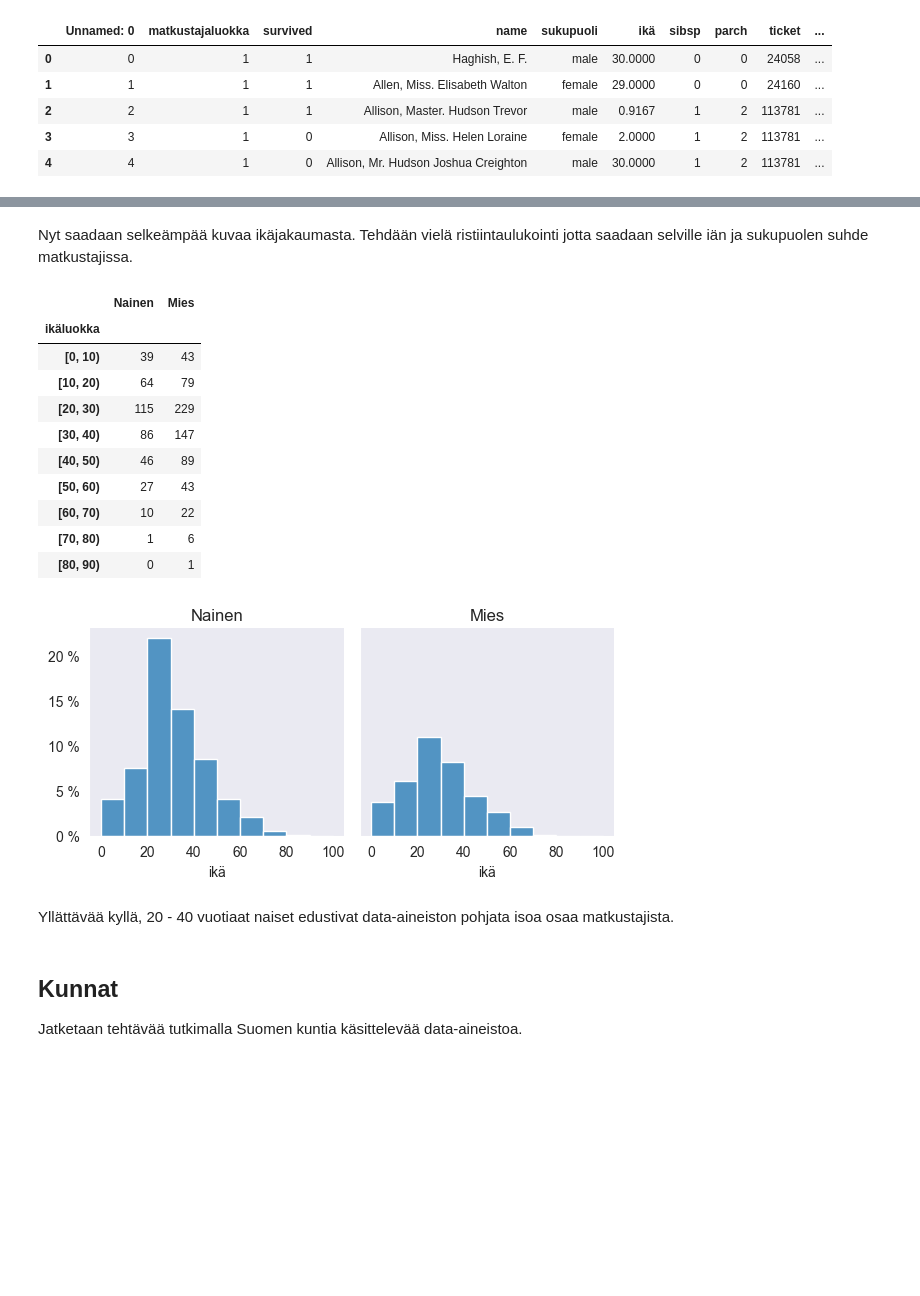
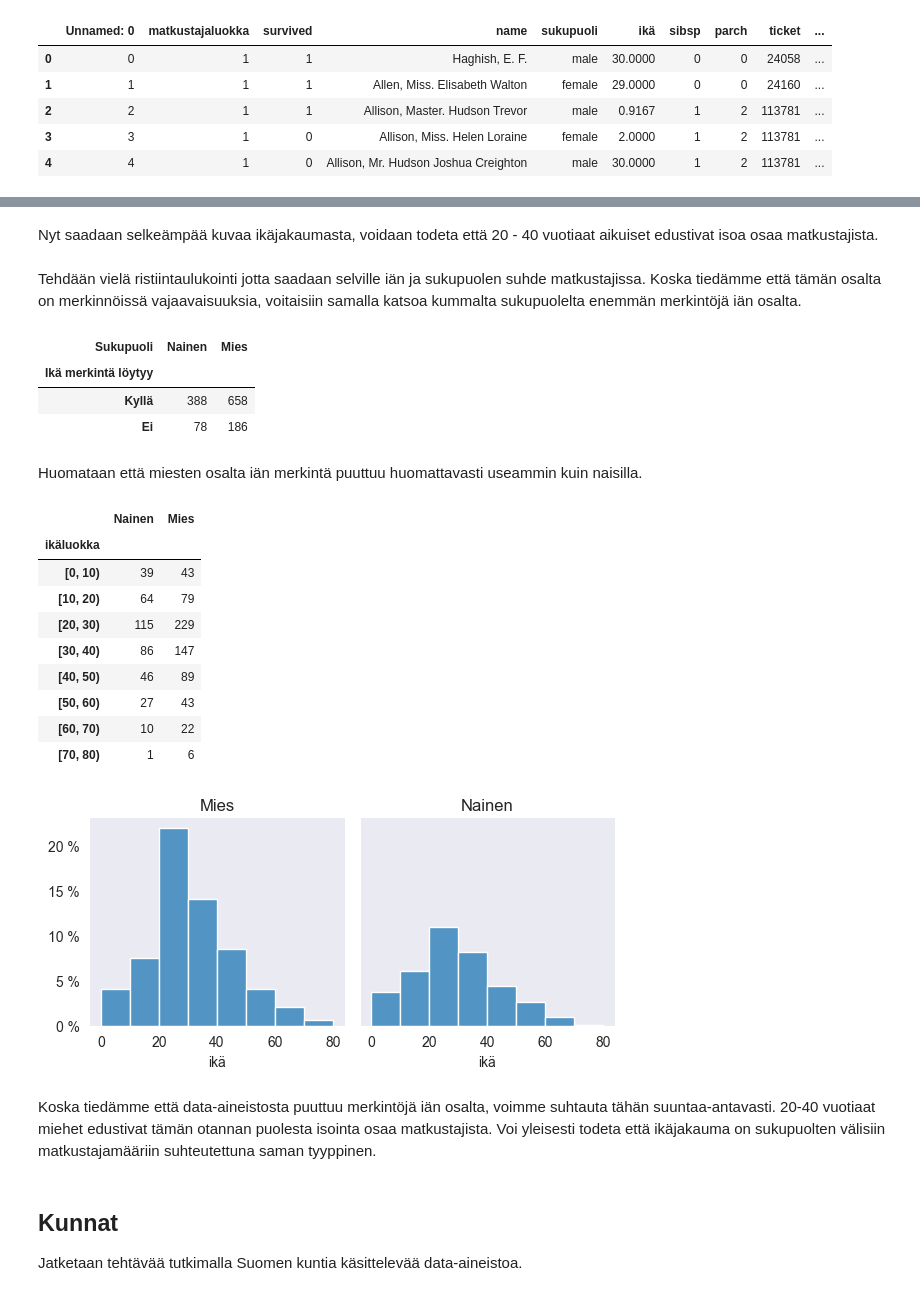
Before and after one commit to TatuE/Data_analytics, a Jupyter notebook: assignment_1/Tehtava_1_kuvaileva_&_selittava.ipynb, the cells around one changed output, grey strips where cells are left out. Cells and saved outputs as stored; diff of their text form; code cells hidden in the pictures; blank space fills up the shorter version.

```diff
--- a/assignment_1/Tehtava_1_kuvaileva_&_selittava.ipynb
+++ b/assignment_1/Tehtava_1_kuvaileva_&_selittava.ipynb
@@ -141,8 +162,8 @@ df_titanic = df_titanic.rename(columns={'age':'ikä'})
 # lapsi = 0-13 vuotta
 # nuori = 13-22 vuotta
 # aikuinen = 22 - 60 vuotta
-# vanhus = 60 - 100 vuotta
-age_groups = [0,13,22,60,100]
+# vanhus = 60 - 80 vuotta -- Muistetaan että tiedämme jo että vanhin matkustaja on 80 vuotias.
+age_groups = [0,13,22,60,80,]
 
 # Lisätään taulukkoon ikäluokka-sarake
 df_titanic['ikäluokka'] = pd.cut(df_titanic['ikä'], bins=age_groups, right=False)
@@ -187,7 +208,7 @@ Tarkastellaan näitä prosentteina, jotta kokonaisuuden hahmottaminen on helpomp
 # %%
 # Tyhjennetään lista ja populoidaan se uudestaan tarkemilla raja-arvoilla.
 age_groups.clear()
-for i in range(0, 110, 10):
+for i in range(0, 90, 10):
     age_groups.append(i)
 
 #Lisätään taulukkoon ikäluokka-sarake
@@ -216,9 +237,30 @@ Text(0, 0.5, '%, n = 1047')
+# %% [markdown]
+Nyt saadaan selkeämpää kuvaa ikäjakaumasta, voidaan todeta että 20 - 40 vuotiaat aikuiset edustivat isoa osaa matkustajista.
 # %% [markdown]
-Nyt saadaan selkeämpää kuvaa ikäjakaumasta. Tehdään vielä ristiintaulukointi jotta saadaan selville iän ja sukupuolen suhde matkustajissa.
+Tehdään vielä ristiintaulukointi jotta saadaan selville iän ja sukupuolen suhde matkustajissa. Koska tiedämme että tämän osalta on merkinnöissä vajaavaisuuksia, voitaisiin samalla katsoa kummalta sukupuolelta enemmän merkintöjä iän osalta.
+# %%
+# Tarkastetaan ensiksi puuttuvien merkintöjen suhde sukupuolten välillä.
+# Tehdään ristiintaulukointi, mutta tutkitaan sarakkeen puttuvia arvoja.
+df_titanic_age_gender_nan = pd.crosstab(df_titanic['ikäluokka'].isna().values, df_titanic['sukupuoli'])
+# Lisätään mukaan kuvaukset sarakkeille ja nimille.
+df_titanic_age_gender_nan.columns = gender
+df_titanic_age_gender_nan.columns.name = 'Sukupuoli'
+df_titanic_age_gender_nan.index = ['Kyllä', 'Ei'] # HUOM! isna().values palauttaa Booleanin (True/False) siitä onko rivi/sarake tyhjä vai ei. Tästä syystä nimeämiset menee päittäin, esim. False = merkintä löytyy (rivi ei ole tyhjä) ja tämä merkitään muotoon 'Löytyy' / 'Kyllä' jne.
+df_titanic_age_gender_nan.index.name='Ikä merkintä löytyy'
+# Lisätään vielä rivi jossa näytetään yhteenlaskettu määrä.
+df_titanic_age_gender_nan
+# %% [output]
+| Sukupuoli | Nainen | Mies |
+| Ikä merkintä löytyy |  |  |
+| Kyllä | 388 | 658 |
+| Ei | 78 | 186 |
+# %% [markdown]
+Huomataan että miesten osalta iän merkintä puuttuu huomattavasti useammin kuin naisilla.
 # %%
 # Tehdään ristiinlasku ikäluokan ja sukupuolen perusteella.
 df_titanic_age_gender = pd.crosstab(df_titanic['ikäluokka'], df_titanic['sukupuoli'])
 df_titanic_age_gender.columns = gender
+
 df_titanic_age_gender
 # %% [output]
 |  | Nainen | Mies |
@@ -231,17 +273,16 @@ df_titanic_age_gender
 | [50, 60) | 27 | 43 |
 | [60, 70) | 10 | 22 |
 | [70, 80) | 1 | 6 |
-| [80, 90) | 0 | 1 |
 # %%
-g = sns.displot(data=df_titanic, x='ikä', col='sukupuoli', kind='hist', bins=age_groups, height=3, aspect=1, stat='percent')
+g = sns.displot(data=df_titanic, x='ikä', col='sukupuoli', kind='hist', bins=age_groups, height=3, aspect=1,stat='percent')
 g.set_ylabels('')
 plt.gca().yaxis.set_major_formatter(ticks)
-for ax, title in zip(g.axes.flatten(), gender):
+for ax, title in zip(g.axes.flatten(), ['Mies', 'Nainen']):
     ax.set_title(title)
 # %% [output]
-[figure, old version]
+[figure, new version]
-# %% [markdown]
-Yllättävää kyllä, 20 - 40 vuotiaat naiset edustivat data-aineiston pohjata isoa osaa matkustajista.
+# %% [markdown]
+Koska tiedämme että data-aineistosta puuttuu merkintöjä iän osalta, voimme suhtauta tähän suuntaa-antavasti. 20-40 vuotiaat miehet edustivat tämän otannan puolesta isointa osaa matkustajista. Voi yleisesti todeta että ikäjakauma on sukupuolten välisiin matkustajamääriin suhteutettuna saman tyyppinen.
 # %% [markdown]
 ## Kunnat
 
```
Also changed, not shown: parts of 26 cells of this notebook, 1 other file.
